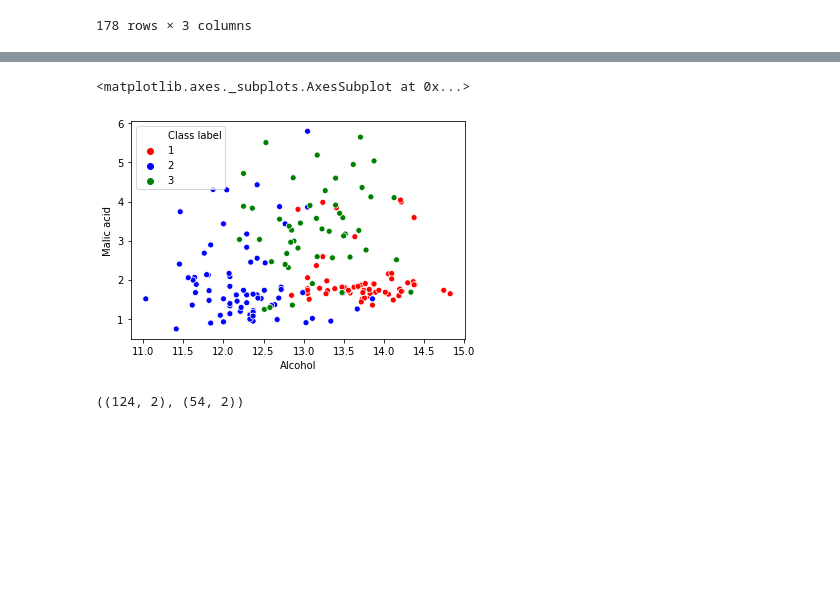
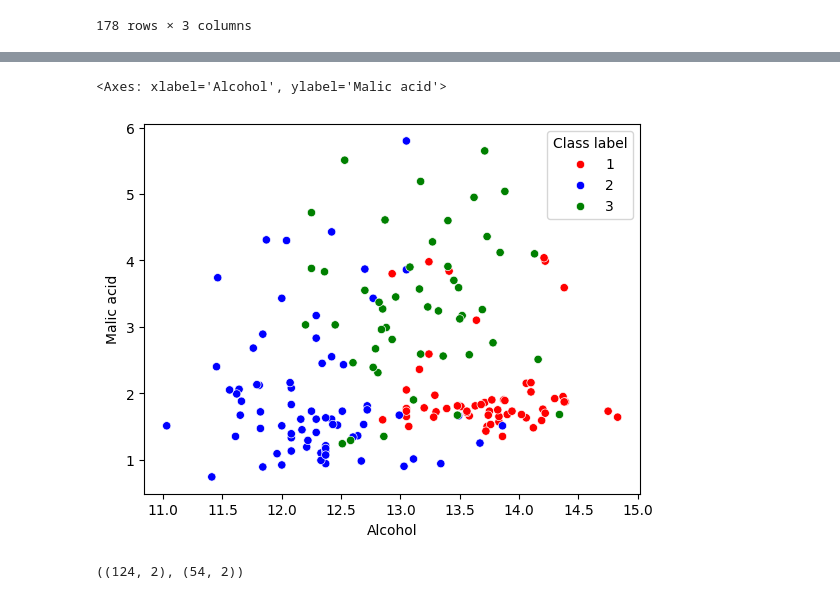
Before and after one commit to shatabdabasu/Feature-Eng, a Jupyter notebook: Normalization_.ipynb, the cells around one changed output, grey strips where cells are left out. Drawn from its saved outputs; the diff is of its cells as text; code cells hidden in the pictures; blank space fills up the shorter version.

```diff
--- a/Normalization_.ipynb
+++ b/Normalization_.ipynb
@@ -5,3 +5,10 @@ import numpy as np # linear algebra
 import pandas as pd # data processing
 import matplotlib.pyplot as plt
 import seaborn as sns
+# %%
+
+from google.colab import drive
+drive.mount('/content/drive')
+
+df = pd.read_csv('/content/drive/MyDrive/datasets/wine_data.csv')
+#df
@@ -8,5 +17,5 @@ import seaborn as sns
 # %%
-df = pd.read_csv('wine_data.csv',header=None,usecols=[0,1,2])
+df = df.iloc[:, :3]
 df.columns=['Class label', 'Alcohol', 'Malic acid']
 # %%
 df
@@ -37,9 +46,15 @@ sns.kdeplot(df['Malic acid'])
 # %%
-color_dict={1:'red',3:'green',2:'blue'}
-sns.scatterplot(df['Alcohol'],df['Malic acid'],hue=df['Class label'],palette=color_dict)
+color_dict = {1:'red', 3:'green', 2:'blue'}
+
+sns.scatterplot(
+    x=df['Alcohol'],
+    y=df['Malic acid'],
+    hue=df['Class label'],
+    palette=color_dict
+)
 # %% [output]
-<matplotlib.axes._subplots.AxesSubplot at 0x...>
+<Axes: xlabel='Alcohol', ylabel='Malic acid'>
-[figure, old version]
+[figure, new version]
 # %%
 from sklearn.model_selection import train_test_split
 X_train, X_test, y_train, y_test = train_test_split(df.drop('Class label', axis=1),
```
Also changed, not shown: parts of 3 cells of this notebook.
